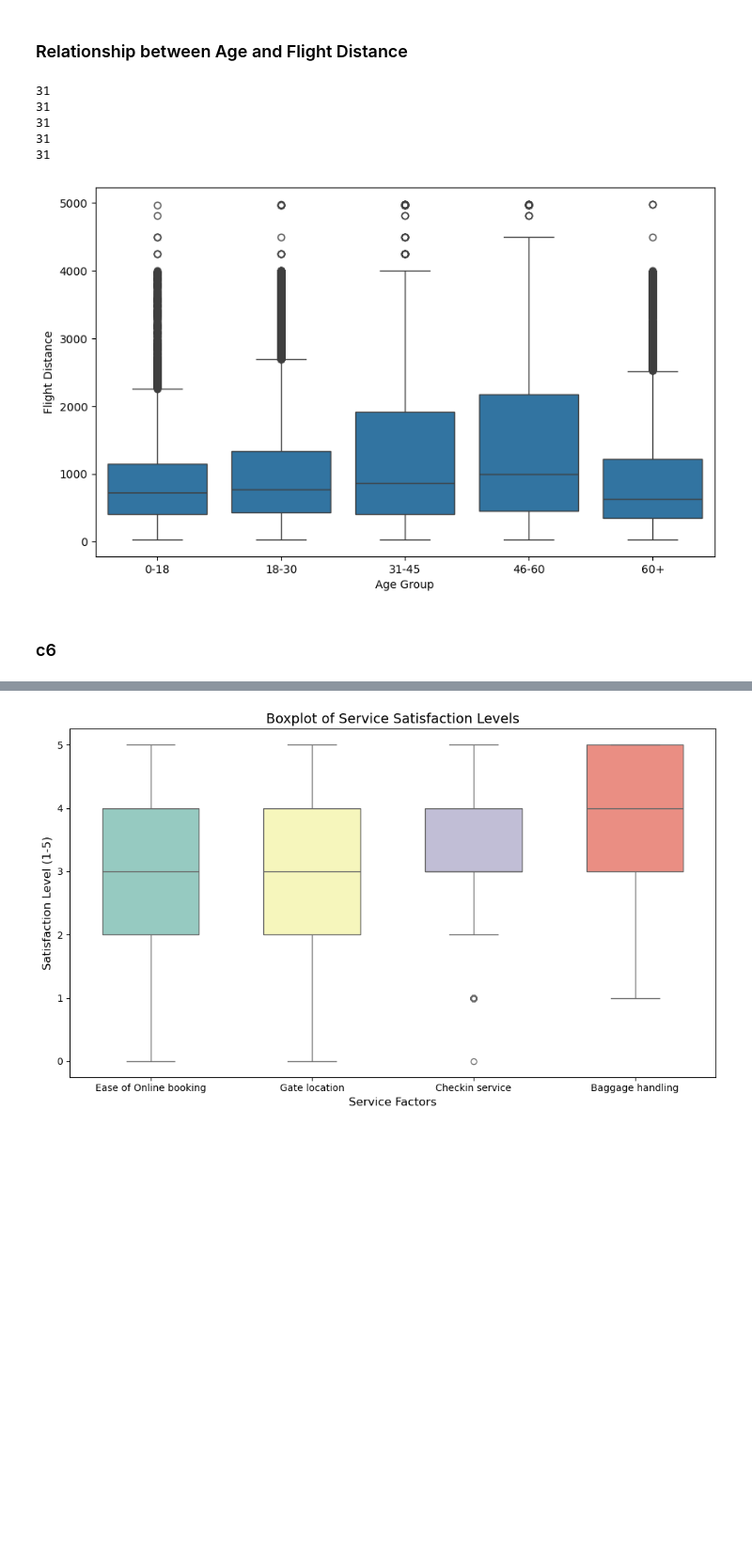
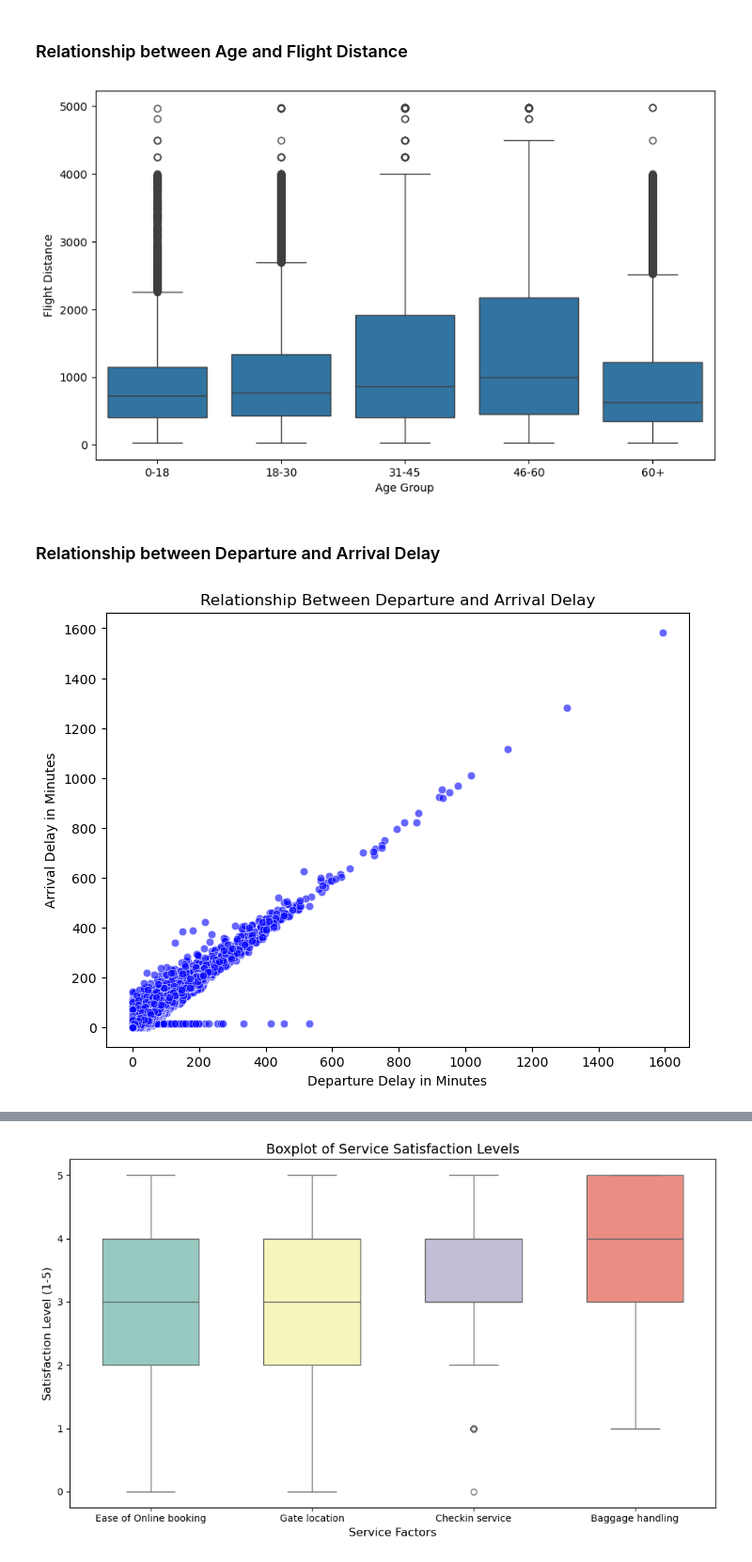
Before and after one commit to little-duck-vie/ltxldl-hoc-lam-giau, a Jupyter notebook: Code_python.ipynb, the cells around one changed output, grey strips where cells are left out. Shown at 94% size. Saved outputs shown, nothing was run; the diff lists cells and outputs as text; code cells hidden in the pictures; blank space fills up the shorter version.

```diff
--- a/Code_python.ipynb
+++ b/Code_python.ipynb
@@ -513,14 +429,17 @@ data_frame_copy_3['Age Group'].value_counts()
 # plot
 plt.figure(figsize=(10, 6))
 sns.boxplot(x='Age Group', y='Flight Distance', data=data_frame_copy_3);
-for i in labels:
-    print(data_frame_copy_3[data_frame_copy_3['Age Group'] == i]['Flight Distance'].min())
 # %% [output]
-31
-31
-31
-31
-31
 [figure]
-# %% [markdown]
-### c6
+# %% [markdown]
+### Relationship between Departure and Arrival Delay
+# %%
+data_frame_copy_4 = data_frame.copy()
+plt.figure(figsize=(8, 6))
+sns.scatterplot(data=data_frame_copy_4, x='Departure Delay in Minutes', y='Arrival Delay in Minutes', alpha=0.6, color='blue')
+plt.title('Relationship Between Departure and Arrival Delay')
+plt.xlabel('Departure Delay in Minutes')
+plt.ylabel('Arrival Delay in Minutes')
+plt.show()
+# %% [output]
+[figure, added]
```
Also changed, not shown: parts of 27 cells of this notebook.
